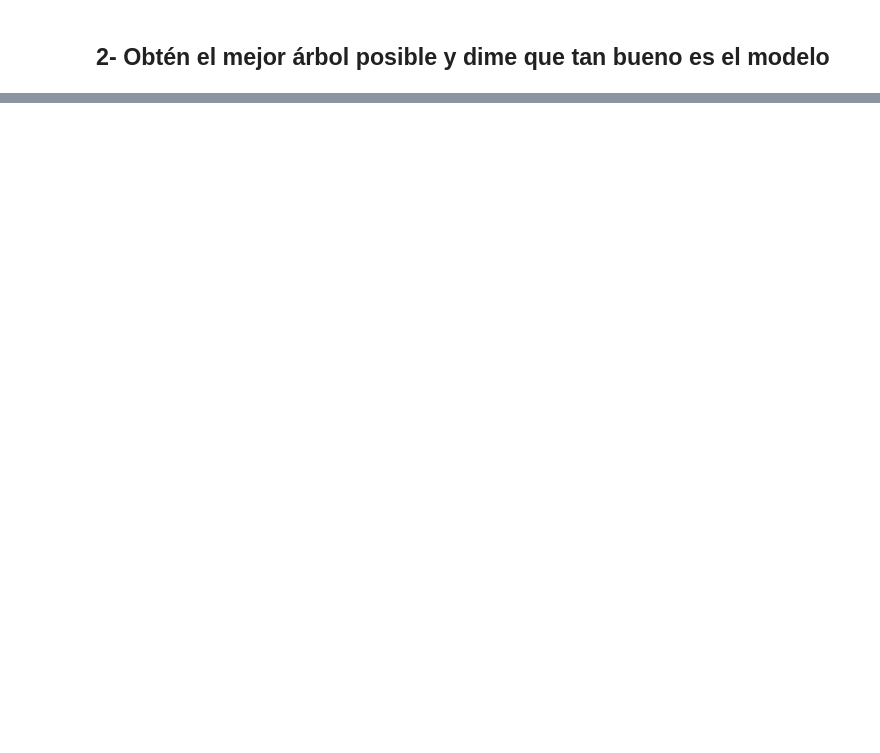
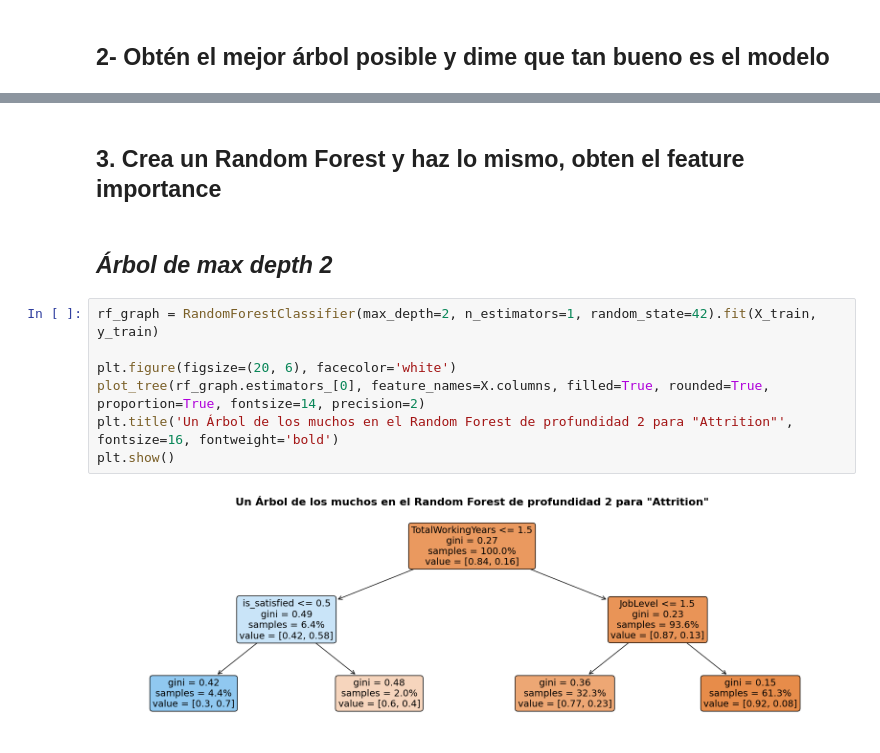
Before and after one commit to luisejdm/Aprendizaje_Estadistico, a Jupyter notebook: Examenes/Examen3_practico.ipynb, the cells around one changed output, grey strips where cells are left out. Saved outputs shown, nothing was run; the diff lists cells and outputs as text; blank space fills up the shorter version.

```diff
--- a/Examenes/Examen3_practico.ipynb
+++ b/Examenes/Examen3_practico.ipynb
@@ -200,0 +315,13 @@ decision_tree(X, y, q=10)
+# %% [markdown]
+## **3. Crea un Random Forest y haz lo mismo, obten el feature importance**
+# %% [markdown]
+## *Árbol de max depth 2*
+# %%
+rf_graph = RandomForestClassifier(max_depth=2, n_estimators=1, random_state=42).fit(X_train, y_train)
+
+plt.figure(figsize=(20, 6), facecolor='white')
+plot_tree(rf_graph.estimators_[0], feature_names=X.columns, filled=True, rounded=True, proportion=True, fontsize=14, precision=2)
+plt.title('Un Árbol de los muchos en el Random Forest de profundidad 2 para "Attrition"', fontsize=16, fontweight='bold')
+plt.show()
+# %% [output]
+[figure, added]
```
Also changed, not shown: parts of 15 cells of this notebook.
